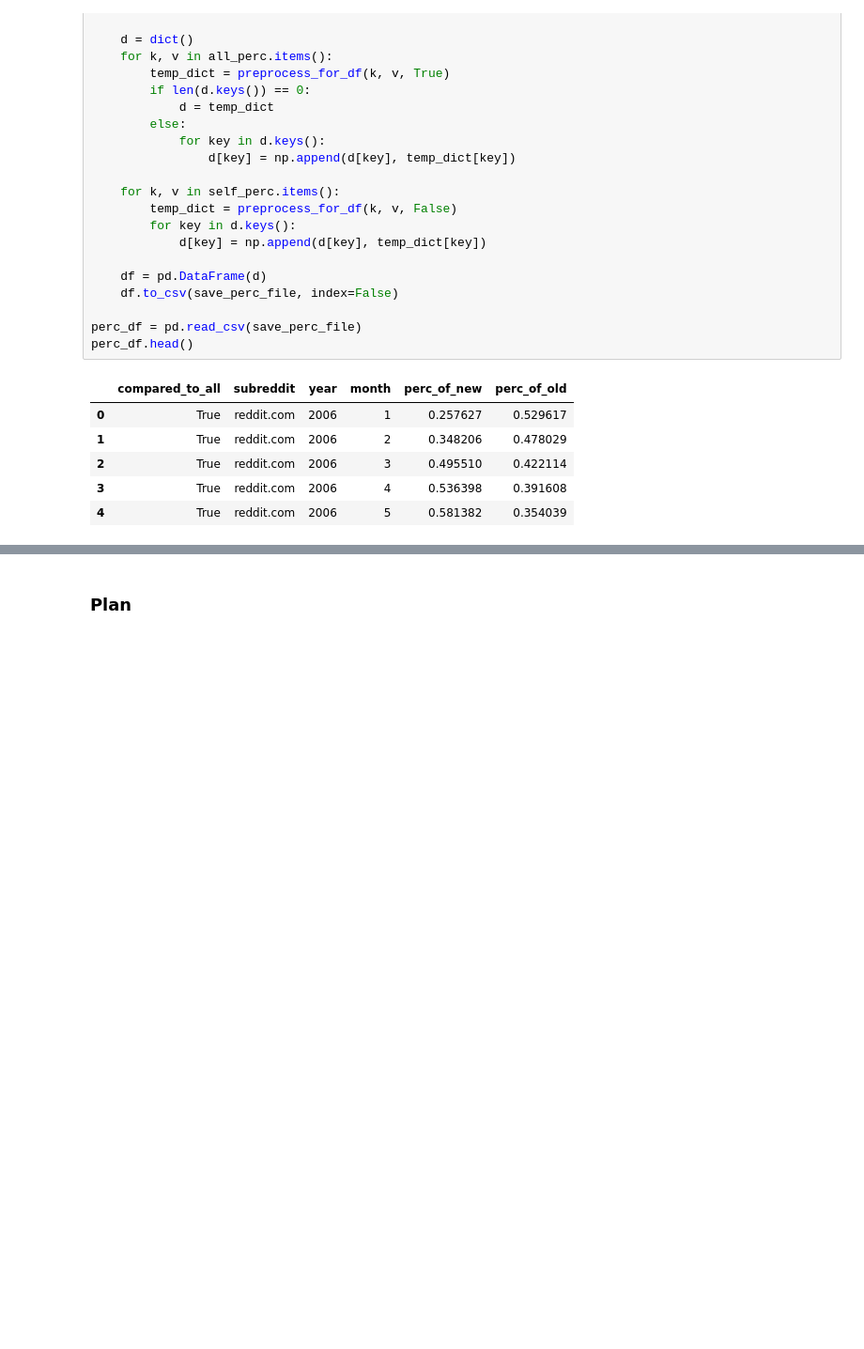
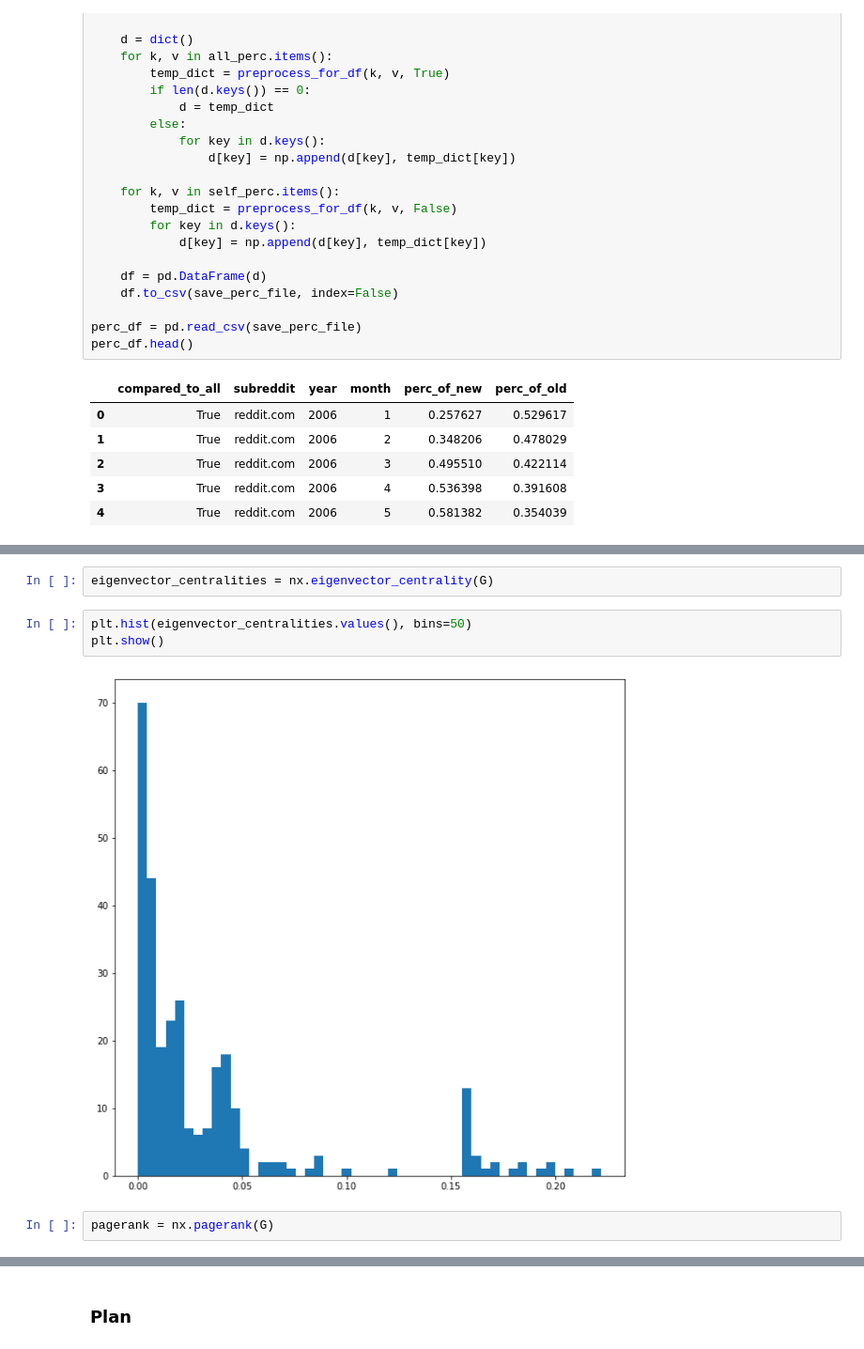
Before and after one commit to CarelKuusk/reddit_comments, a Jupyter notebook: initial_analysis.ipynb, the cells around one changed output, grey strips where cells are left out. Shown: that part at 94% size. Cells and saved outputs as stored; diff of their text form; blank space fills up the shorter version.

```diff
--- a/initial_analysis.ipynb
+++ b/initial_analysis.ipynb
@@ -587,0 +619,9 @@ plt.show()
+# %%
+eigenvector_centralities = nx.eigenvector_centrality(G)
+# %%
+plt.hist(eigenvector_centralities.values(), bins=50)
+plt.show()
+# %% [output]
+[figure, added]
+# %%
+pagerank = nx.pagerank(G)
```
Also changed, not shown: parts of 14 cells of this notebook.
